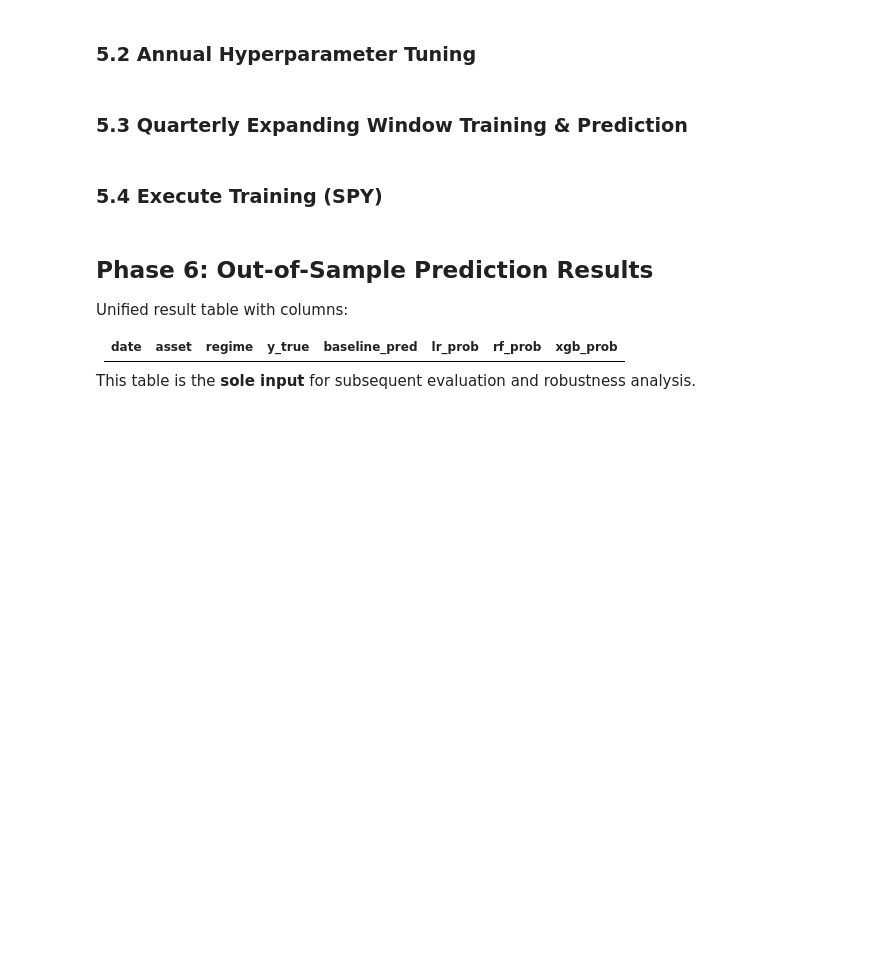
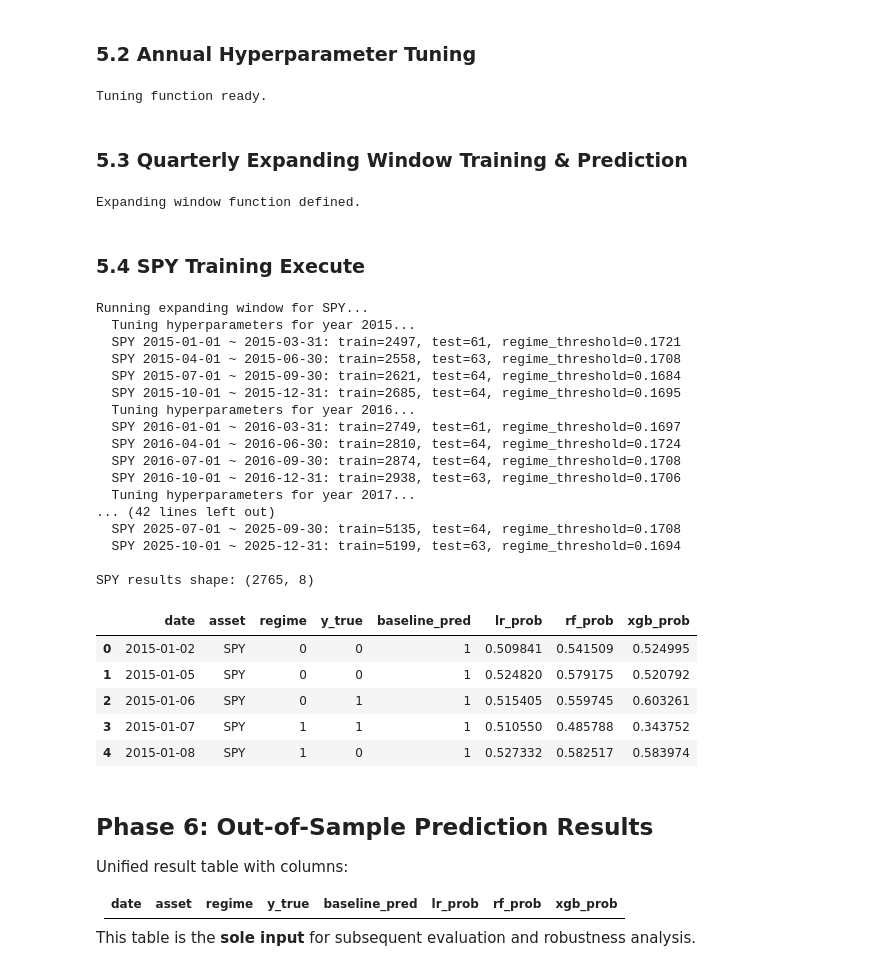
Before and after one commit to Charon64813/MLStockPrediction, a Jupyter notebook: Project.ipynb, the cells around one changed output. Cells and saved outputs as stored; diff of their text form; code cells hidden in the pictures; blank space fills up the shorter version.

Commit message:
Update model and add backtest results

```diff
--- a/Project.ipynb
+++ b/Project.ipynb
@@ -74,6 +74,7 @@ TEST_END = '2025-12-31'
 RV_WINDOW = 20
 RV_PERCENTILE = 70
 ANNUALIZE_FACTOR = np.sqrt(252)
+OUTPUT_DIR = 'outputs'   # directory for cached result tables and training logs
 
 FEATURE_COLS = [
     'ret_1d', 'ret_5d', 'ret_20d',
@@ -530,11 +541,13 @@ def tune_model(model_class, param_grid, X_train, y_train, n_splits=3):
 
     return best_params, best_score
 
-print('Tuning function defined.')
+print('Tuning function ready.')
+# %% [output]
+Tuning function ready.
 # %% [markdown]
 ### 5.3 Quarterly Expanding Window Training & Prediction
 # %%
-def run_expanding_window(df, asset_name, rv_col='rv_20d', rv_pct=70):
+def run_expanding_window(df, asset_name, rv_col='rv_20d', rv_pct=70, save_path=None, log_path=None):
     """Run quarterly expanding window training and generate OOS predictions.
 
     Returns:
@@ -543,6 +556,7 @@ def run_expanding_window(df, asset_name, rv_col='rv_20d', rv_pct=70):
     """
     quarters = generate_quarterly_dates(TEST_START, TEST_END)
     results = []
+    training_log = []
 
     # Current best hyperparameters (updated annually)
     lr_params = {'C': 1.0}
@@ -642,16 +656,77 @@ def run_expanding_window(df, asset_name, rv_col='rv_20d', rv_pct=70):
               f'train={len(train_data)}, test={len(test_data)}, '
               f'regime_threshold={rv_threshold:.4f}')
 
-    return pd.DataFrame(results)
+        training_log.append({
+            'asset': asset_name,
+            'test_start': q_start,
+            'test_end': q_end,
+            'train_n': len(train_data),
+            'test_n': len(test_data),
+            'rv_col': rv_col,
+            'rv_pct': rv_pct,
+            'regime_threshold': rv_threshold,
+            'lr_params': str(lr_params),
+            'rf_params': str(rf_params),
+            'xgb_params': str(xgb_params),
+        })
+
+    results_df = pd.DataFrame(results)
+
+    if save_path is not None:
+        results_df.to_csv(save_path, index=False)
+    if log_path is not None:
+        pd.DataFrame(training_log).to_csv(log_path, index=False)
+
+    return results_df
 
 print('Expanding window function defined.')
+# %% [output]
+Expanding window function defined.
 # %% [markdown]
-### 5.4 Execute Training (SPY)
+### 5.4 SPY Training Execute
 # %%
-print('Running expanding window for SPY...')
-spy_results = run_expanding_window(spy, config['primary_asset'])
+import os
+os.makedirs(OUTPUT_DIR, exist_ok=True)
+
+spy_save_path = os.path.join(OUTPUT_DIR, 'spy_results.csv')
+spy_log_path = os.path.join(OUTPUT_DIR, 'spy_training_log.csv')
+
+if os.path.exists(spy_save_path):
+    print('Loading cached SPY results...')
+    spy_results = pd.read_csv(spy_save_path, parse_dates=['date'])
+else:
+    print('Running expanding window for SPY...')
+    spy_results = run_expanding_window(
+        spy, config['primary_asset'],
+        save_path=spy_save_path, log_path=spy_log_path,
+    )
+
 print(f'\nSPY results shape: {spy_results.shape}')
 spy_results.head()
+# %% [output]
+Running expanding window for SPY...
+  Tuning hyperparameters for year 2015...
+  SPY 2015-01-01 ~ 2015-03-31: train=2497, test=61, regime_threshold=0.1721
+  SPY 2015-04-01 ~ 2015-06-30: train=2558, test=63, regime_threshold=0.1708
+  SPY 2015-07-01 ~ 2015-09-30: train=2621, test=64, regime_threshold=0.1684
+  SPY 2015-10-01 ~ 2015-12-31: train=2685, test=64, regime_threshold=0.1695
+  Tuning hyperparameters for year 2016...
+  SPY 2016-01-01 ~ 2016-03-31: train=2749, test=61, regime_threshold=0.1697
+  SPY 2016-04-01 ~ 2016-06-30: train=2810, test=64, regime_threshold=0.1724
+  SPY 2016-07-01 ~ 2016-09-30: train=2874, test=64, regime_threshold=0.1708
+  SPY 2016-10-01 ~ 2016-12-31: train=2938, test=63, regime_threshold=0.1706
+  Tuning hyperparameters for year 2017...
+... (42 lines left out)
+  SPY 2025-07-01 ~ 2025-09-30: train=5135, test=64, regime_threshold=0.1708
+  SPY 2025-10-01 ~ 2025-12-31: train=5199, test=63, regime_threshold=0.1694
+
+SPY results shape: (2765, 8)
+|  | date | asset | regime | y_true | baseline_pred | lr_prob | rf_prob | xgb_prob |
+| 0 | 2015-01-02 | SPY | 0 | 0 | 1 | 0.509841 | 0.541509 | 0.524995 |
+| 1 | 2015-01-05 | SPY | 0 | 0 | 1 | 0.524820 | 0.579175 | 0.520792 |
+| 2 | 2015-01-06 | SPY | 0 | 1 | 1 | 0.515405 | 0.559745 | 0.603261 |
+| 3 | 2015-01-07 | SPY | 1 | 1 | 1 | 0.510550 | 0.485788 | 0.343752 |
+| 4 | 2015-01-08 | SPY | 1 | 0 | 1 | 0.527332 | 0.582517 | 0.583974 |
 # %% [markdown]
 ## Phase 6: Out-of-Sample Prediction Results
 
```
Also changed, not shown: parts of 20 cells of this notebook, 7 other files.
